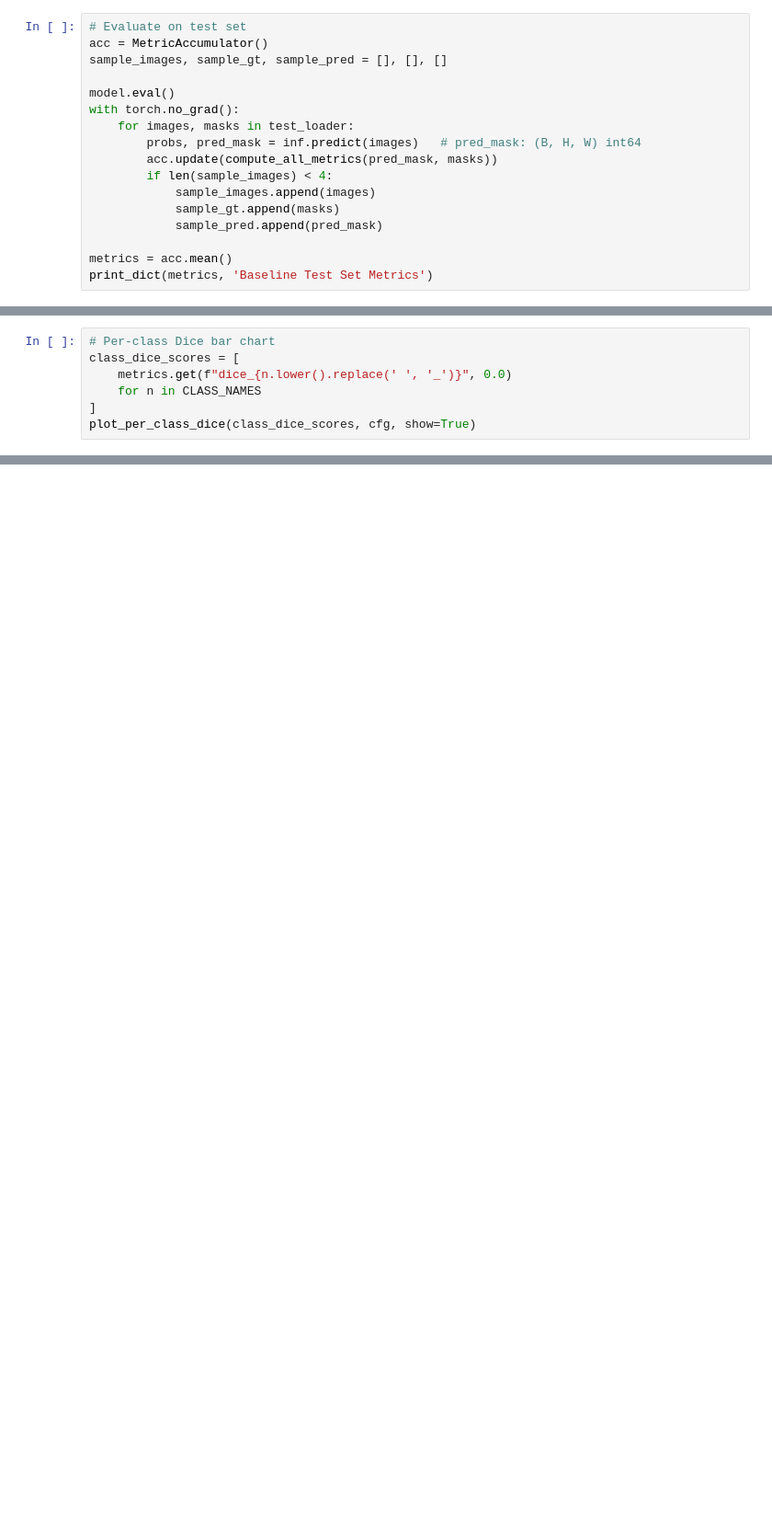
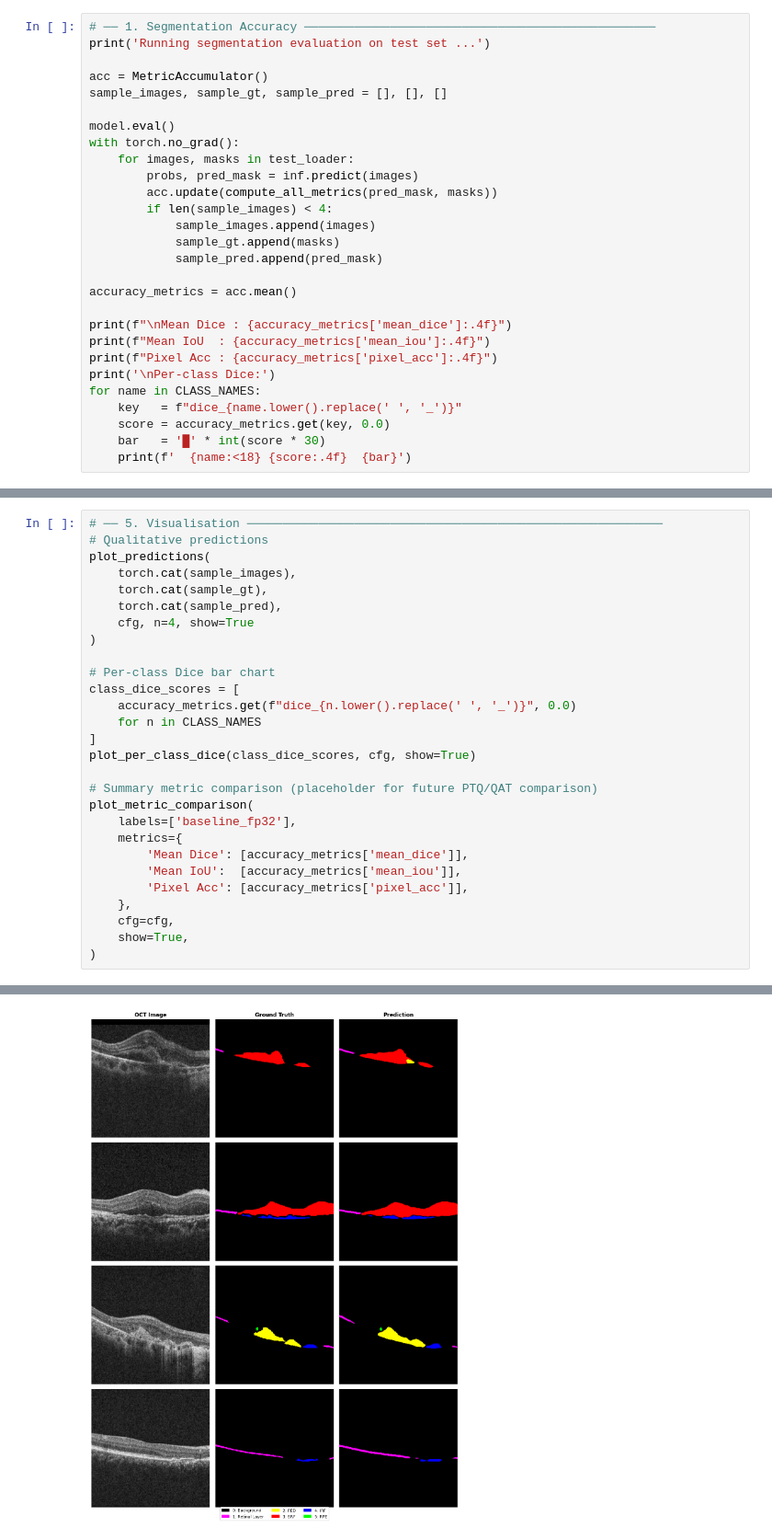
Before and after one commit to Anuradha00Herath/wet-amd-segmentation-edge, a Jupyter notebook: project/notebooks/01_baseline_evaluation.ipynb, the cells around one changed output, grey strips where cells are left out. Shown at 92% size. Saved outputs shown, nothing was run; the diff lists cells and outputs as text; blank space fills up the shorter version.

```diff
--- a/project/notebooks/01_baseline_evaluation.ipynb
+++ b/project/notebooks/01_baseline_evaluation.ipynb
@@ -37,17 +117,28 @@ print(f'Test : {len(test_loader)} batches')
 # %%
-# Evaluate on test set
+# ── 1. Segmentation Accuracy ─────────────────────────────────────────────────
+print('Running segmentation evaluation on test set ...')
+
 acc = MetricAccumulator()
 sample_images, sample_gt, sample_pred = [], [], []
 
 model.eval()
 with torch.no_grad():
     for images, masks in test_loader:
-        probs, pred_mask = inf.predict(images)   # pred_mask: (B, H, W) int64
+        probs, pred_mask = inf.predict(images)
         acc.update(compute_all_metrics(pred_mask, masks))
         if len(sample_images) < 4:
             sample_images.append(images)
             sample_gt.append(masks)
             sample_pred.append(pred_mask)
 
-metrics = acc.mean()
-print_dict(metrics, 'Baseline Test Set Metrics')
+accuracy_metrics = acc.mean()
+
+print(f"\nMean Dice : {accuracy_metrics['mean_dice']:.4f}")
+print(f"Mean IoU  : {accuracy_metrics['mean_iou']:.4f}")
+print(f"Pixel Acc : {accuracy_metrics['pixel_acc']:.4f}")
+print('\nPer-class Dice:')
+for name in CLASS_NAMES:
+    key   = f"dice_{name.lower().replace(' ', '_')}"
+    score = accuracy_metrics.get(key, 0.0)
+    bar   = '█' * int(score * 30)
+    print(f'  {name:<18} {score:.4f}  {bar}')
@@ -70,7 +261,29 @@ plot_predictions(
 # %%
+# ── 5. Visualisation ──────────────────────────────────────────────────────────
+# Qualitative predictions
+plot_predictions(
+    torch.cat(sample_images),
+    torch.cat(sample_gt),
+    torch.cat(sample_pred),
+    cfg, n=4, show=True
+)
+
 # Per-class Dice bar chart
 class_dice_scores = [
-    metrics.get(f"dice_{n.lower().replace(' ', '_')}", 0.0)
+    accuracy_metrics.get(f"dice_{n.lower().replace(' ', '_')}", 0.0)
     for n in CLASS_NAMES
 ]
 plot_per_class_dice(class_dice_scores, cfg, show=True)
+
+# Summary metric comparison (placeholder for future PTQ/QAT comparison)
+plot_metric_comparison(
+    labels=['baseline_fp32'],
+    metrics={
+        'Mean Dice': [accuracy_metrics['mean_dice']],
+        'Mean IoU':  [accuracy_metrics['mean_iou']],
+        'Pixel Acc': [accuracy_metrics['pixel_acc']],
+    },
+    cfg=cfg,
+    show=True,
+)
+# %% [output]
@@ -76,0 +291 @@ plot_per_class_dice(class_dice_scores, cfg, show=True)
+[figure, added]
```
Also changed, not shown: parts of 16 cells of this notebook.
